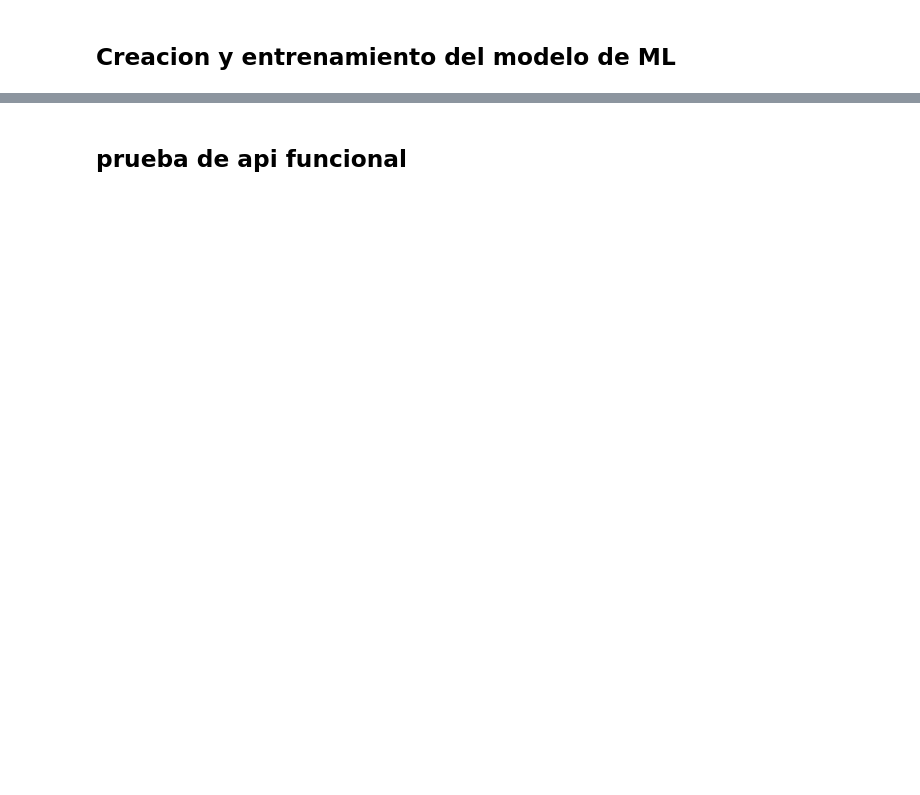
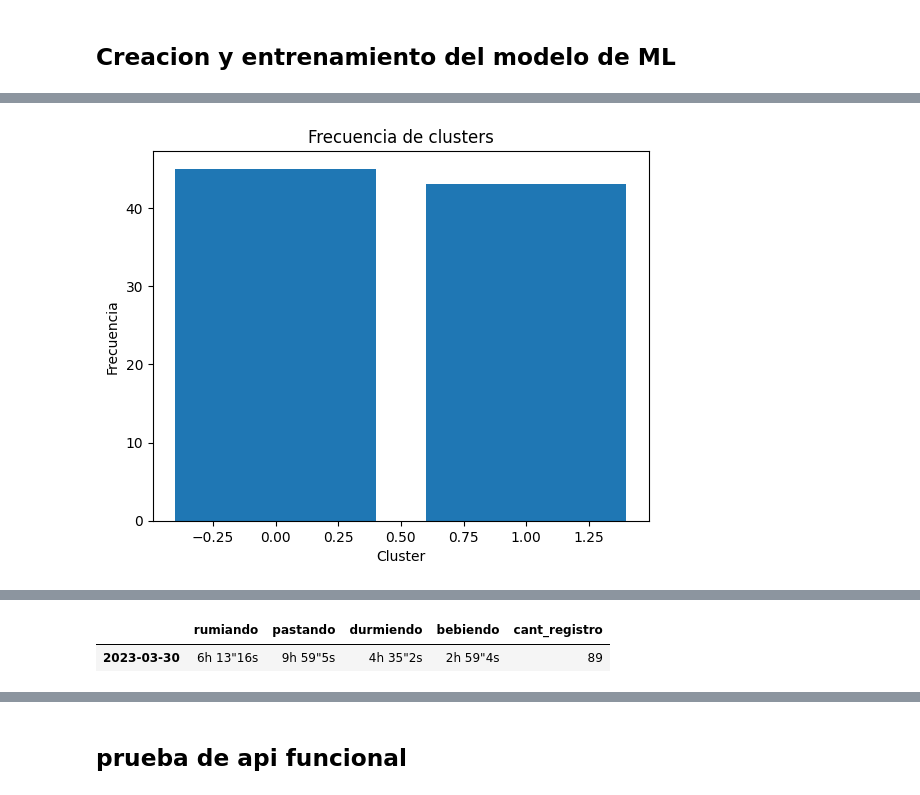
Before and after one commit to Arii95/PF_Henry, a Jupyter notebook: base_datos_basto.ipynb, the cells around one changed output, grey strips where cells are left out. Saved outputs shown, nothing was run; the diff lists cells and outputs as text; code cells hidden in the pictures; blank space fills up the shorter version.

```diff
--- a/base_datos_basto.ipynb
+++ b/base_datos_basto.ipynb
@@ -84,8 +84,8 @@ def filter_area_perimetro(data,latitud,longitud,hectareas):
     per_kilo= perimetro_aprox(hectareas)
     circulo= punto_referencia.buffer(per_kilo/111.32) # valor 1 grado aprox en kilometro en el ecuador
     on_perimetro= gdf[gdf.geometry.within(circulo)]
-    devises=pd.read_csv('devices_punto_fijo.csv')
-    agua = update_aguada(on_perimetro,devises)
+
+    agua = update_aguada(on_perimetro)
     on_perimetro = on_perimetro.drop(on_perimetro[on_perimetro['UUID'].isin(agua.deviceMACAddress.unique())].index)
     return on_perimetro
 # %% [markdown]
@@ -410,7 +556,7 @@ vacas_modelo=data_interview(vacas_tarde)
 # %%
 vaca_mu= data_devices(prueba,'0004A30B00F89C52') # datos crudos de una vaca especifica
 # %%
-vaca= filter_dataframe_by_specific_day(vaca_mu,'2023-03-30') v# filtrado por dia en especifico de esta vaca DATOS CRUDOS
+vaca= filter_dataframe_by_specific_day(vaca_mu,'2023-03-30') # filtrado por dia en especifico de esta vaca DATOS CRUDOS
 # %%
 vaca_t=data_interview(vaca) # SE TRANSFORMA LOS DATOS A DATOS CON LOS QUE SE TRABAJA
 vaca_t= vaca_t.fillna(0.0)
@@ -480,3 +727,7 @@ predict_model(kmeans,vaca_t)
+# %%
+grafico_cluster(vaca_t)
+# %% [output]
+[figure, added]
 # %%
 cambio_ac={0:'pastoreo',1:'quieta'}
 vaca_t.cluster= vaca_t.cluster.map(cambio_ac)
@@ -675,2 +754,7 @@ def separador_por_dia(df):
+# %%
+separador_por_dia(d)
+# %% [output]
+|  | rumiando | pastando | durmiendo | bebiendo | cant_registro |
+| 2023-03-30 | 6h 13"16s | 9h 59"5s | 4h 35"2s | 2h 59"4s | 89 |
 # %%
 x=predict_model(kmeans,x)
```
Also changed, not shown: parts of 49 cells of this notebook, 6 other files.
